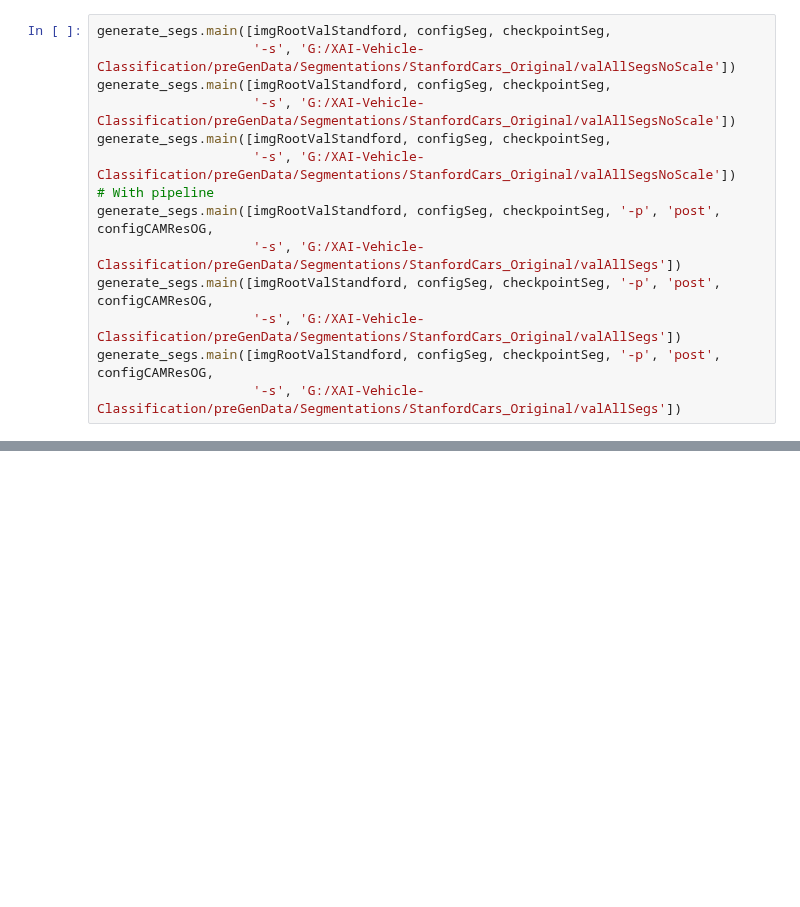
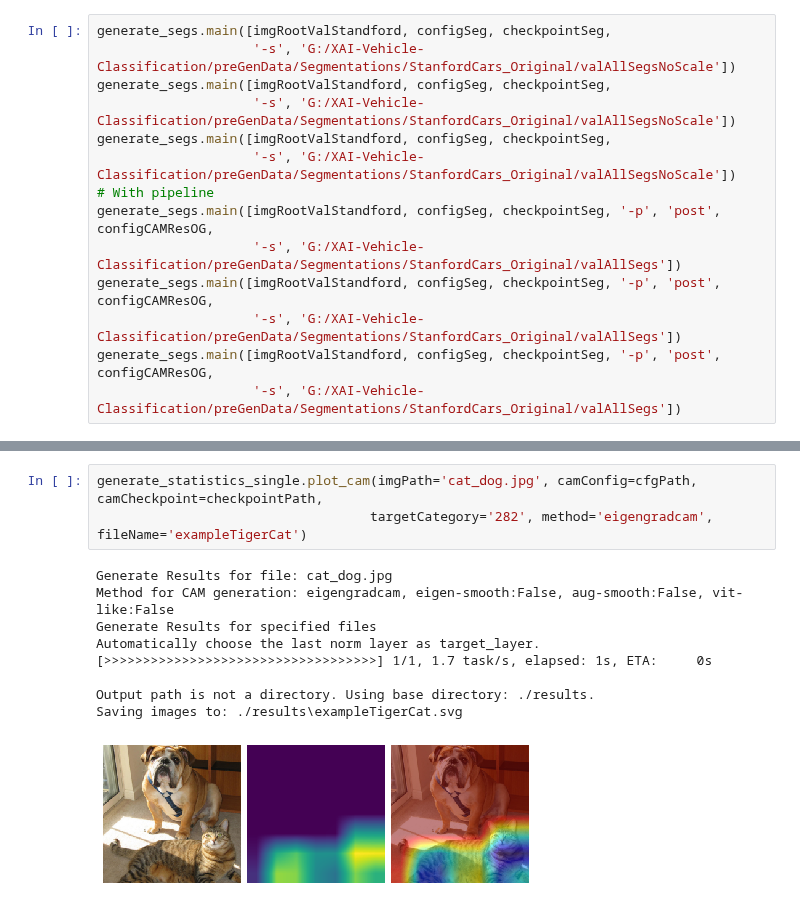
Before and after one commit to L1nusB/XAI-Vehicle-Classification, a Jupyter notebook: notebooks/Untitled.ipynb, the cells around one changed output, grey strips where cells are left out. Saved outputs shown, nothing was run; the diff lists cells and outputs as text; blank space fills up the shorter version.

```diff
--- a/notebooks/Untitled.ipynb
+++ b/notebooks/Untitled.ipynb
@@ -224,0 +258,13 @@ generate_segs.main([imgRootValStandford, configSeg, checkpointSeg, '-p', 'post',
+# %%
+generate_statistics_single.plot_cam(imgPath='cat_dog.jpg', camConfig=cfgPath, camCheckpoint=checkpointPath,
+                                   targetCategory='282', method='eigengradcam', fileName='exampleTigerCat')
+# %% [output]
+Generate Results for file: cat_dog.jpg
+Method for CAM generation: eigengradcam, eigen-smooth:False, aug-smooth:False, vit-like:False
+Generate Results for specified files
+Automatically choose the last norm layer as target_layer.
+[>>>>>>>>>>>>>>>>>>>>>>>>>>>>>>>>>>>] 1/1, 1.7 task/s, elapsed: 1s, ETA:     0s
+
+Output path is not a directory. Using base directory: ./results.
+Saving images to: ./results\exampleTigerCat.svg
+[figure, added]
```
Also changed, not shown: parts of 7 cells of this notebook, 5 other files.
